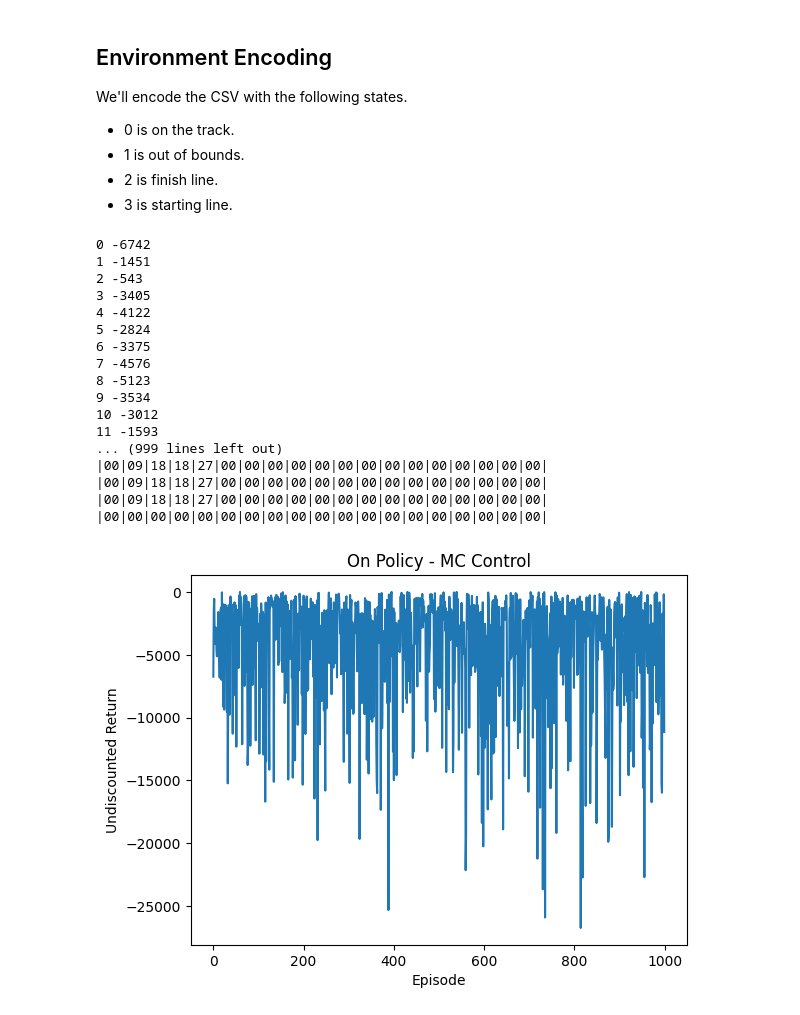
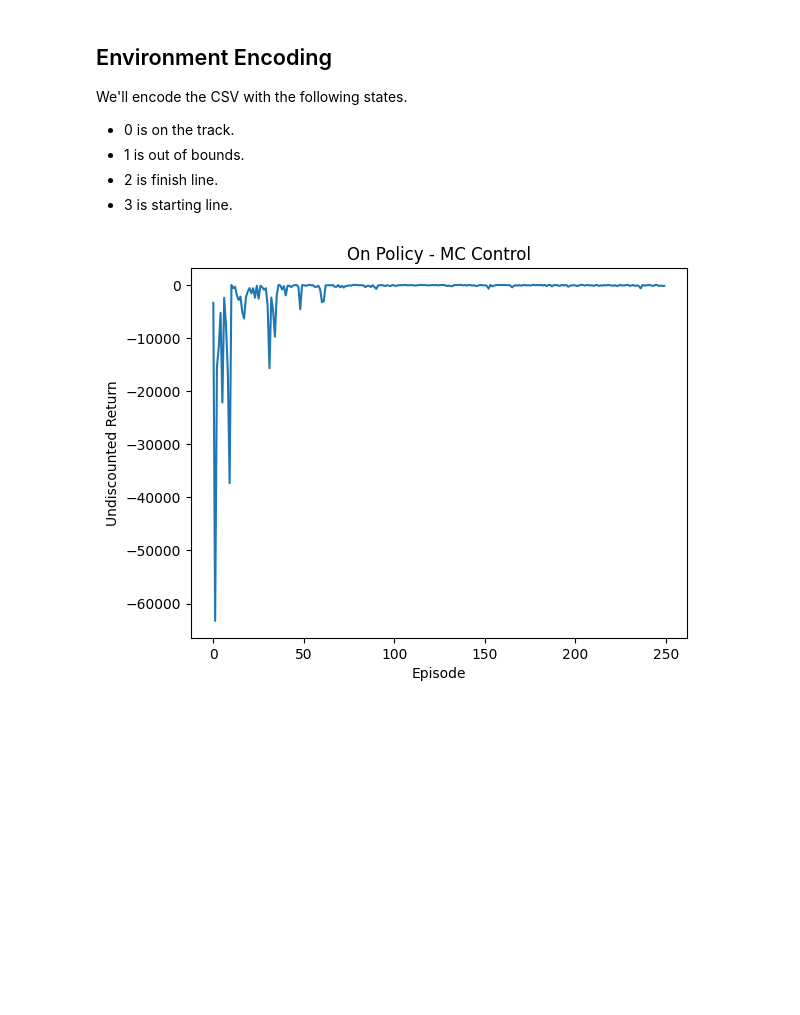
Before and after one commit to iSkytran/rlexercises, a Jupyter notebook: monte_carlo.ipynb, the cells around one changed output. Drawn from its saved outputs; the diff is of its cells as text; code cells hidden in the pictures; blank space fills up the shorter version.

```diff
--- a/monte_carlo.ipynb
+++ b/monte_carlo.ipynb
@@ -154,25 +154,7 @@ class Agent():
 # %%
-env = Environment("./racetrack2.csv")
+env = Environment("./racetrack.csv")
 agent = Agent(env)
 agent.mc()
-agent.print_action()
 agent.plot_rewards()
 # %% [output]
-0 -6742
-1 -1451
-2 -543
-3 -3405
-4 -4122
-5 -2824
-6 -3375
-7 -4576
-8 -5123
-9 -3534
-10 -3012
-11 -1593
-... (999 lines left out)
-|00|09|18|18|27|00|00|00|00|00|00|00|00|00|00|00|00|00|00|
-|00|09|18|18|27|00|00|00|00|00|00|00|00|00|00|00|00|00|00|
-|00|09|18|18|27|00|00|00|00|00|00|00|00|00|00|00|00|00|00|
-|00|00|00|00|00|00|00|00|00|00|00|00|00|00|00|00|00|00|00|
-[figure, old version]
+[figure, new version]
```
Also changed, not shown: parts of 3 cells of this notebook, 3 other files.
